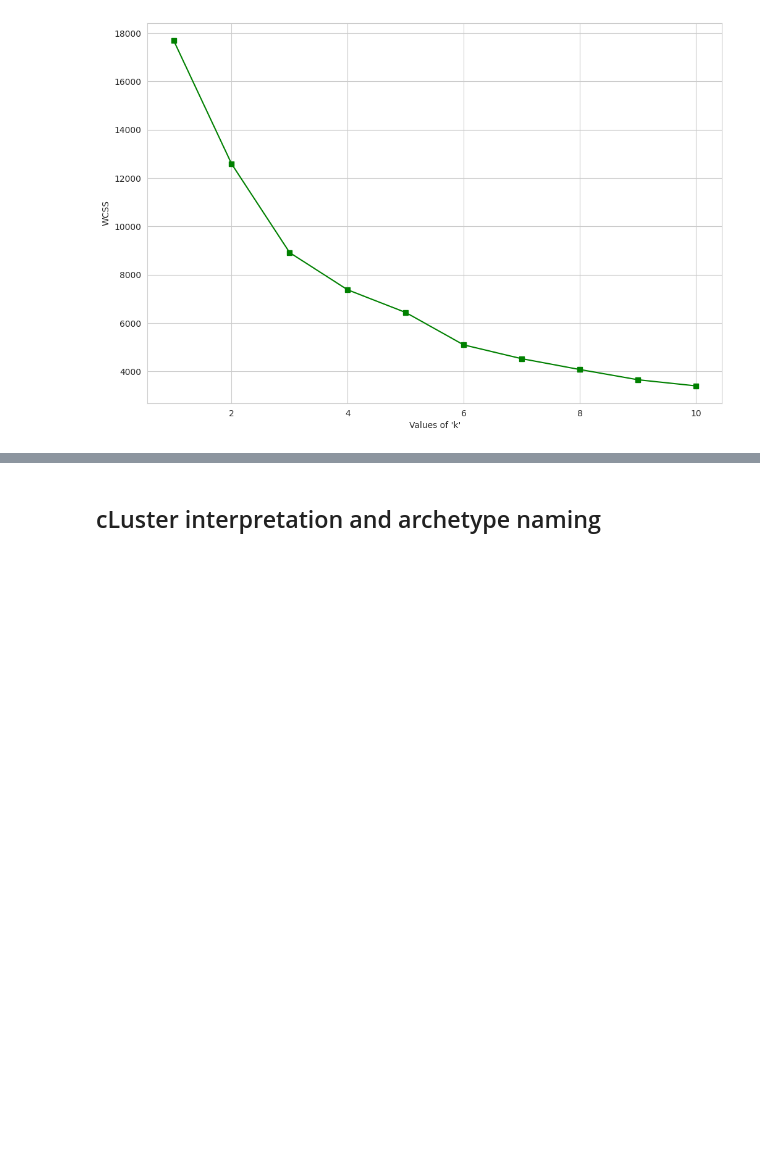
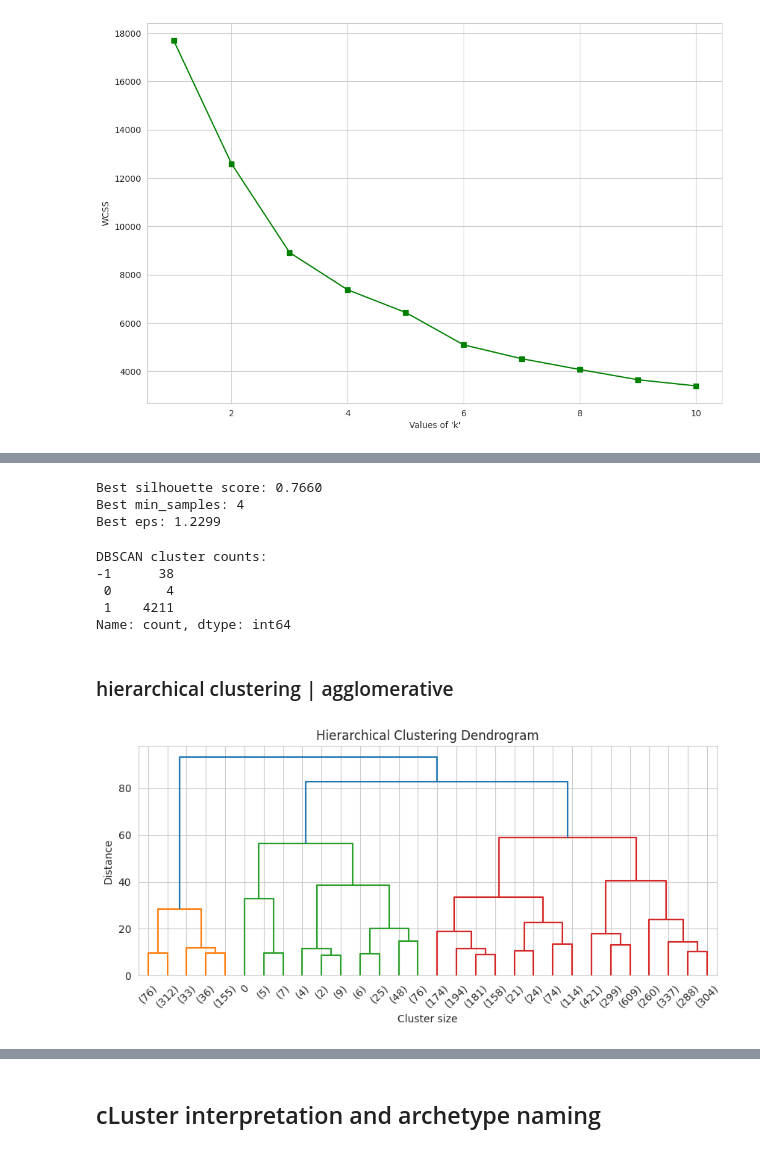
Before and after one commit to Cegeurun/CCADMACL_PROJECT, a Jupyter notebook: CCADMACL_PROJECT_REVISED.ipynb, the cells around one changed output, grey strips where cells are left out. Cells and saved outputs as stored; diff of their text form; code cells hidden in the pictures; blank space fills up the shorter version.

```diff
--- a/CCADMACL_PROJECT_REVISED.ipynb
+++ b/CCADMACL_PROJECT_REVISED.ipynb
@@ -450,0 +454,68 @@ fig.show()
+# %%
+
+# Find best min_samples and eps using grid search with silhouette score
+min_samples_range = range(3, 5)
+epsilon_range = np.arange(1.2299, 1.2301, 0.01) # change both to 0.3, 2 later
+results = []
+
+for ms in min_samples_range:
+    for ep in epsilon_range:
+        labels = DBSCAN(min_samples=ms, eps=ep).fit(X_reduced).labels_
+
+        # only compute silhouette if we have actual clusters (not just noise)
+        if len(set(labels)) > 1 and -1 not in labels or (len(set(labels)) > 2 and -1 in labels):
+            score = silhouette_score(X_reduced, labels)
+            results.append((ms, ep, score))
+
+if results:
+    best_min_samples, best_eps, best_score = sorted(results, key=lambda x: x[-1])[-1]
+    print(f"Best silhouette score: {best_score:.4f}")
+    print(f"Best min_samples: {best_min_samples}")
+    print(f"Best eps: {best_eps:.4f}")
+else:
+    print("No valid clusters found in search range")
+# %% [output]
+Best silhouette score: 0.7660
+Best min_samples: 4
+Best eps: 1.2299
+# %%
+# DBSCAN clustering using best parameters from grid search above
+dbscan = DBSCAN(eps=best_eps, min_samples=best_min_samples)
+y_dbscan = dbscan.fit_predict(X_reduced)
+
+print("DBSCAN cluster counts:")
+print(pd.Series(y_dbscan).value_counts().sort_index())
+
+# 3D plot
+fig = px.scatter_3d(x=X_reduced[:, 0], y=X_reduced[:, 1], z=X_reduced[:, 2], color=y_dbscan)
+fig.show()
+# %% [output]
+DBSCAN cluster counts:
+-1      38
+ 0       4
+ 1    4211
+Name: count, dtype: int64
+# %% [markdown]
+### hierarchical clustering | agglomerative
+# %%
+# Dendrogram to visualize hierarchy
+Z = linkage(X_reduced, method='ward')
+plt.figure(figsize=(10, 4))
+dendrogram(Z, truncate_mode='lastp', p=30)
+plt.title('Hierarchical Clustering Dendrogram')
+plt.xlabel('Cluster size')
+plt.ylabel('Distance')
+plt.show()
+
+# Agglomerative clustering with n=3 clusters
+hierarchical = AgglomerativeClustering(n_clusters=3)
+y_hierarchical = hierarchical.fit_predict(X_reduced)
+
+# print("Hierarchical cluster counts:")
+# print(pd.Series(y_hierarchical).value_counts().sort_index())
+
+# 3D plot
+# fig = px.scatter_3d(x=X_reduced[:, 0], y=X_reduced[:, 1], z=X_reduced[:, 2], color=y_hierarchical)
+# fig.show()
+# %% [output]
+[figure, added]
```
Also changed, not shown: parts of 18 cells of this notebook.
